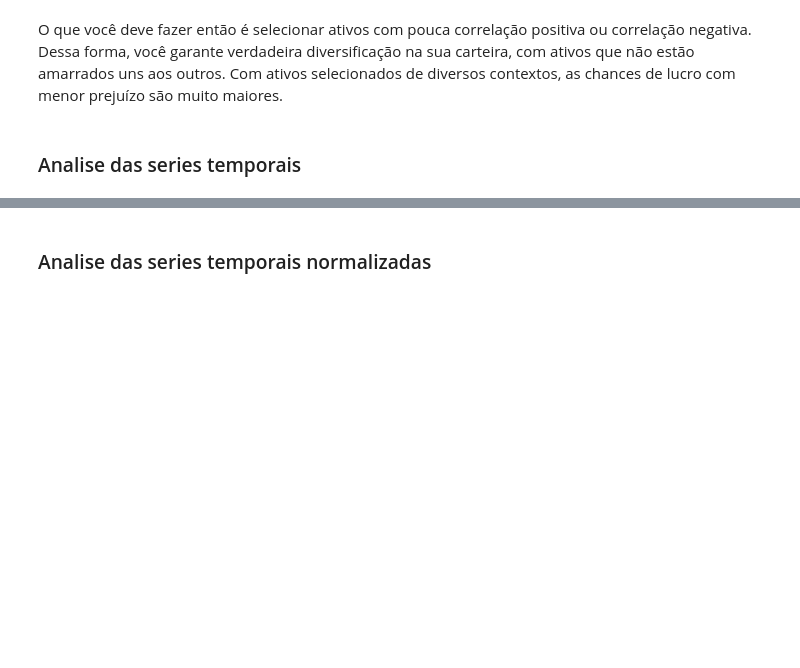
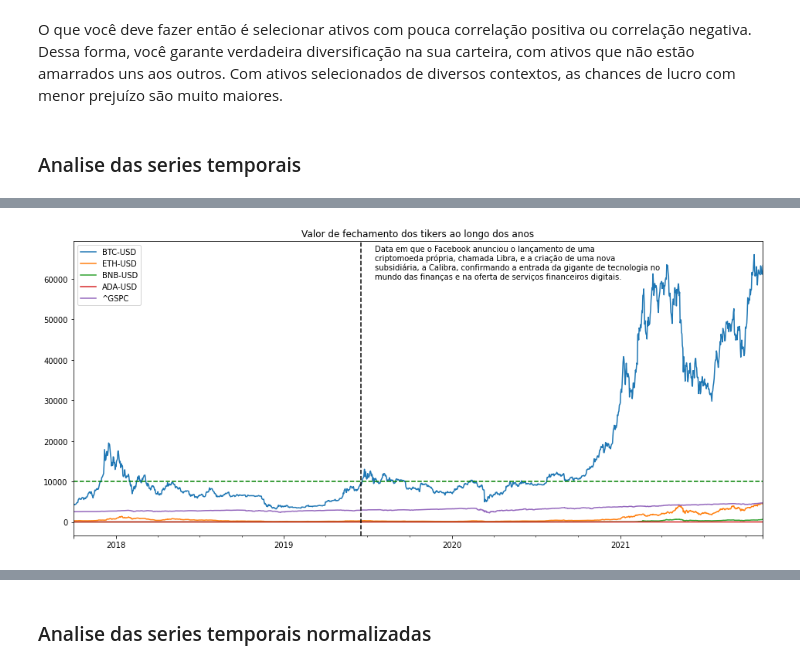
Before and after one commit to alexfrederico/CryptocurrencyFinancialAnalysis, a Jupyter notebook: Cryptocurrency financial analysis.ipynb, the cells around one changed output, grey strips where cells are left out. Cells and saved outputs as stored; diff of their text form; code cells hidden in the pictures; blank space fills up the shorter version.

Commit message:
add more data analytics

```diff
--- a/Cryptocurrency financial analysis.ipynb
+++ b/Cryptocurrency financial analysis.ipynb
@@ -311,2 +320,11 @@ O que você deve fazer então é selecionar ativos com pouca correlação positi
+# %%
+adj_close.plot(figsize = (16,7))
+plt.axhline(y=10000, color='green', linestyle='--')
+plt.axvline(x='2019-06-18', color='black', linestyle='--')
+plt.text('2019-07-18',60000,'Data em que o Facebook anunciou o lançamento de uma\ncriptomoeda própria, chamada Libra, e a criação de uma nova\nsubsidiária, a Calibra, confirmando a entrada da gigante de tecnologia no\nmundo das finanças e na oferta de serviços financeiros digitais.')#,rotation=90)
+plt.title('Valor de fechamento dos tikers ao longo dos anos')
+plt.show()
+# %% [output]
+[figure, added]
 # %%
 adj_close.plot(figsize = (16,7))
```
Also changed, not shown: parts of 52 cells of this notebook.
